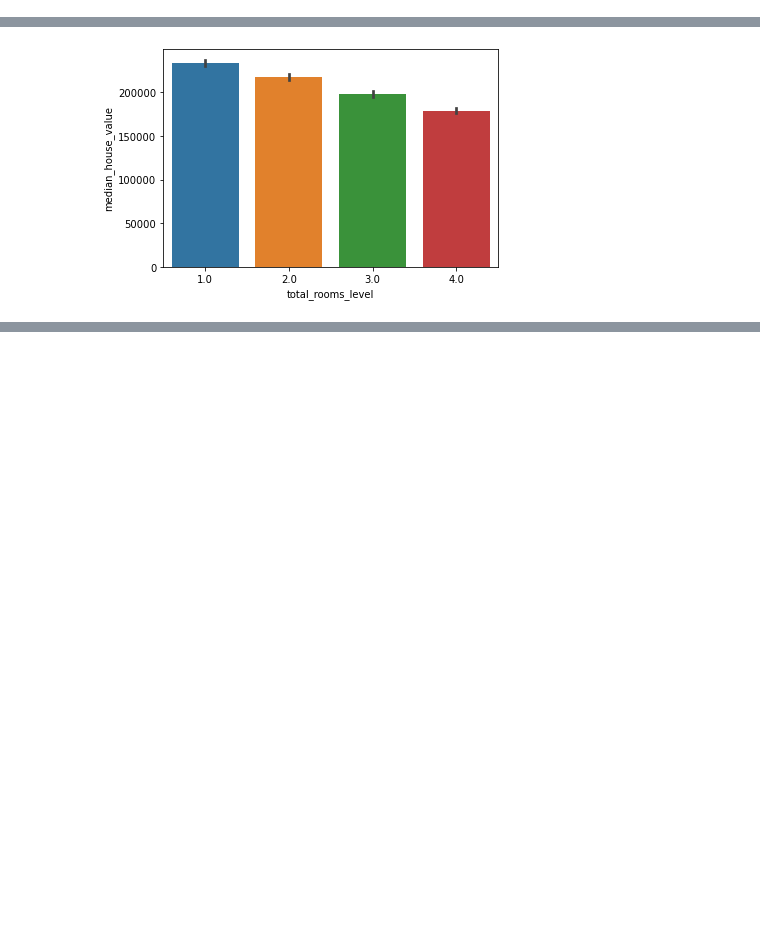
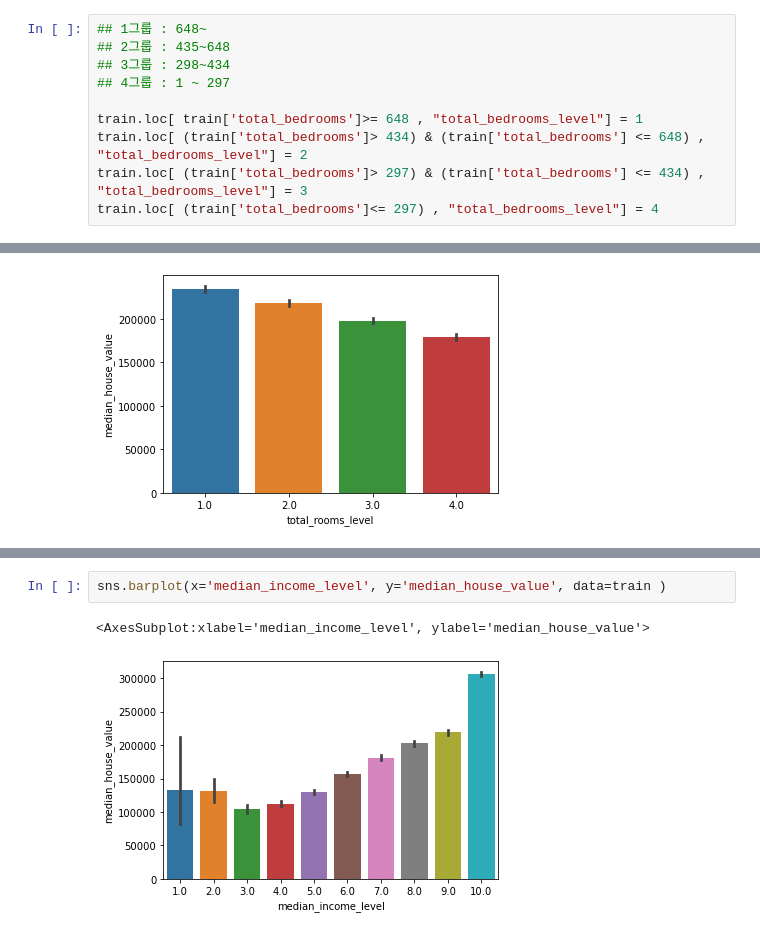
Before and after one commit to dongik9/MydataAnalysis, a Jupyter notebook: 20220916.ipynb, the cells around one changed output, grey strips where cells are left out. Drawn from its saved outputs; the diff is of its cells as text; blank space fills up the shorter version.

```diff
--- a/20220916.ipynb
+++ b/20220916.ipynb
@@ -299,3 +358,13 @@ train
+# %%
+## 1그룹 : 648~
+## 2그룹 : 435~648
+## 3그룹 : 298~434
+## 4그룹 : 1 ~ 297
+
+train.loc[ train['total_bedrooms']>= 648 , "total_bedrooms_level"] = 1
+train.loc[ (train['total_bedrooms']> 434) & (train['total_bedrooms'] <= 648) , "total_bedrooms_level"] = 2
+train.loc[ (train['total_bedrooms']> 297) & (train['total_bedrooms'] <= 434) , "total_bedrooms_level"] = 3
+train.loc[ (train['total_bedrooms']<= 297) , "total_bedrooms_level"] = 4
 # %%
 sns.barplot(x='total_rooms_level', y='median_house_value', data=train )
 # %% [output]
@@ -307,0 +378,5 @@ ValueError: Could not interpret input 'total_bedrooms_level'
+# %%
+sns.barplot(x='median_income_level', y='median_house_value', data=train )
+# %% [output]
+<AxesSubplot:xlabel='median_income_level', ylabel='median_house_value'>
+[figure, added]
```
Also changed, not shown: parts of 18 cells of this notebook.
